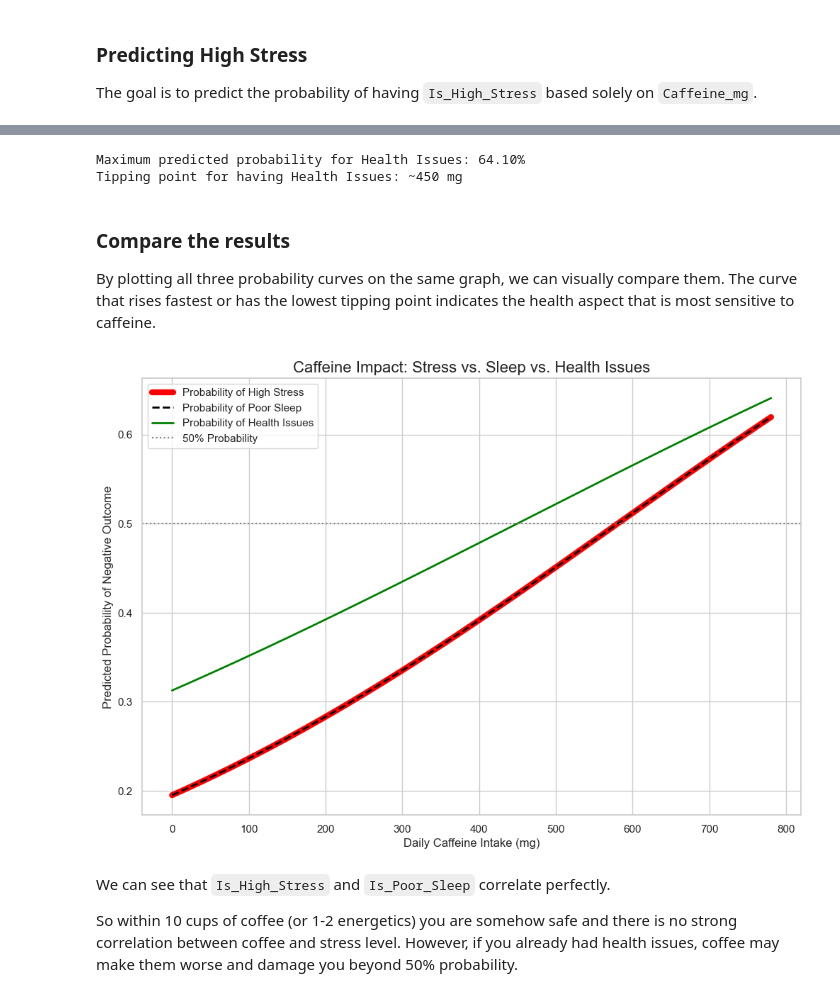
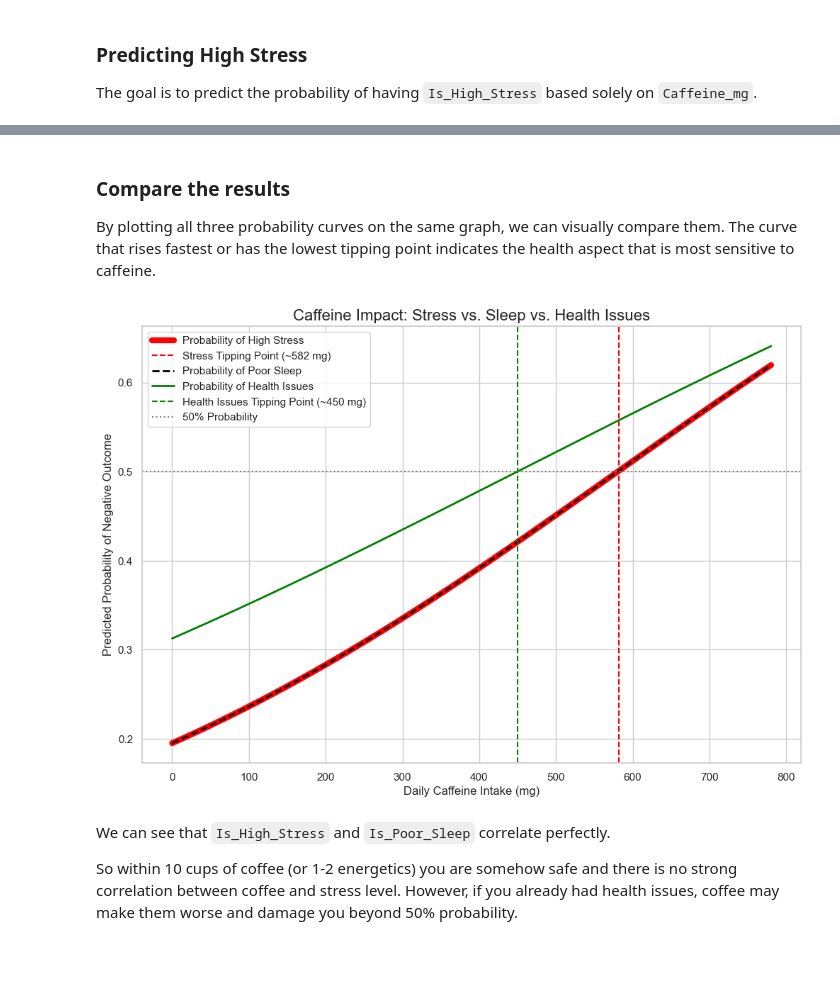
Before and after one commit to Itz-Ezu/DKKO_group6, a Jupyter notebook: coffee_project/hot_coffee.ipynb, the cells around one changed output, grey strips where cells are left out. Saved outputs shown, nothing was run; the diff lists cells and outputs as text; code cells hidden in the pictures; blank space fills up the shorter version.

```diff
--- a/coffee_project/hot_coffee.ipynb
+++ b/coffee_project/hot_coffee.ipynb
@@ -392,31 +391,3 @@ Finally, we build our third model to predict the probability of having any `Heal
-# %%
-# Feature of health issues
-y_health = df['Has_Health_Issues']
-
-# Split data for the health model
-X_train_h, X_test_h, y_train_h, y_test_h = train_test_split(X, y_health, test_size=0.3, random_state=randomstate)
-
-# Train the sleep model
-log_reg_health = LogisticRegression(random_state=randomstate)
-log_reg_health.fit(X_train_h, y_train_h)
-
-# Predict probability
-health_probs = log_reg_health.predict_proba(caffeine_range_df)[:, 1]
-
-# Find the highest probability and the tipping point for health
-max_health_prob = health_probs.max()
-print(f"Maximum predicted probability for Health Issues: {max_health_prob:.2%}")
-
-health_tipping_point = None
-try:
-    tipping_point_index = np.where(health_probs >= 0.5)[0][0]
-    health_tipping_point = caffeine_range[tipping_point_index][0]
-    print(f"Tipping point for having Health Issues: ~{health_tipping_point:.0f} mg")
-except IndexError:
-    print("Tipping point for Health Issues was not found (probability never reached 50%).")
-# %% [output]
-Maximum predicted probability for Health Issues: 64.10%
-Tipping point for having Health Issues: ~450 mg
 # %% [markdown]
 ### Compare the results
 
@@ -424,28 +395,28 @@ By plotting all three probability curves on the same graph, we can visually comp
 # %%
 plt.figure(figsize=(12, 8))
 
+# Example of extracting stored data from dictionary
+# stress_probs = plot_data['High Stress']['probs']
+
 # Plot for stress
-plt.plot(caffeine_range, stress_probs, label='Probability of High Stress', color='red', linewidth=6)
-# plt.axvline(x=stress_tipping_point, color='orange', linestyle='--', label=f'Stress Tipping Point (~{stress_tipping_point:.0f} mg)')
+plt.plot(caffeine_range, plot_data['High Stress']['probs'], label='Probability of High Stress', color='red', linewidth=6)
+plt.axvline(x=plot_data['High Stress']['tipping_point'], color='red', linestyle='--', label=f'Stress Tipping Point (~{plot_data['Poor Sleep']['tipping_point']:.0f} mg)')
 
-# Plot for sleep
-plt.plot(caffeine_range, sleep_probs, label='Probability of Poor Sleep', color='black', linestyle='--', linewidth=2)
-# plt.axvline(x=sleep_tipping_point, color='purple', linestyle='--', label=f'Sleep Tipping Point (~{sleep_tipping_point:.0f} mg)')
-
-# Plot for health issues
-plt.plot(caffeine_range, health_probs, label='Probability of Health Issues', color='green', linewidth=2)
-# plt.axvline(x=health_tipping_point, color='green', linestyle='--', label=f'Health Issues Tipping Point (~{health_tipping_point:.0f} mg)')
+# Plot for sleep & health issues
+plt.plot(caffeine_range, plot_data['Poor Sleep']['probs'], label='Probability of Poor Sleep', color='black', linestyle='--', linewidth=2)
+plt.plot(caffeine_range, plot_data['Health Issues']['probs'], label='Probability of Health Issues', color='green', linewidth=2)
+plt.axvline(x=plot_data['Health Issues']['tipping_point'], color='green', linestyle='--', label=f'Health Issues Tipping Point (~{plot_data['Health Issues']['tipping_point']:.0f} mg)')
 
 # Display the graph
 plt.axhline(y=0.5, color='grey', linestyle=':', label='50% Probability')
 plt.title('Caffeine Impact: Stress vs. Sleep vs. Health Issues', fontsize=16)
 plt.xlabel('Daily Caffeine Intake (mg)', fontsize=12)
 plt.ylabel('Predicted Probability of Negative Outcome', fontsize=12)
 plt.legend()
 plt.grid(True)
 plt.show()
 # %% [output]
-[figure, old version]
+[figure, new version]
 # %% [markdown]
 We can see that `Is_High_Stress` and `Is_Poor_Sleep` correlate perfectly.
 
```
Also changed, not shown: parts of 10 cells of this notebook.
